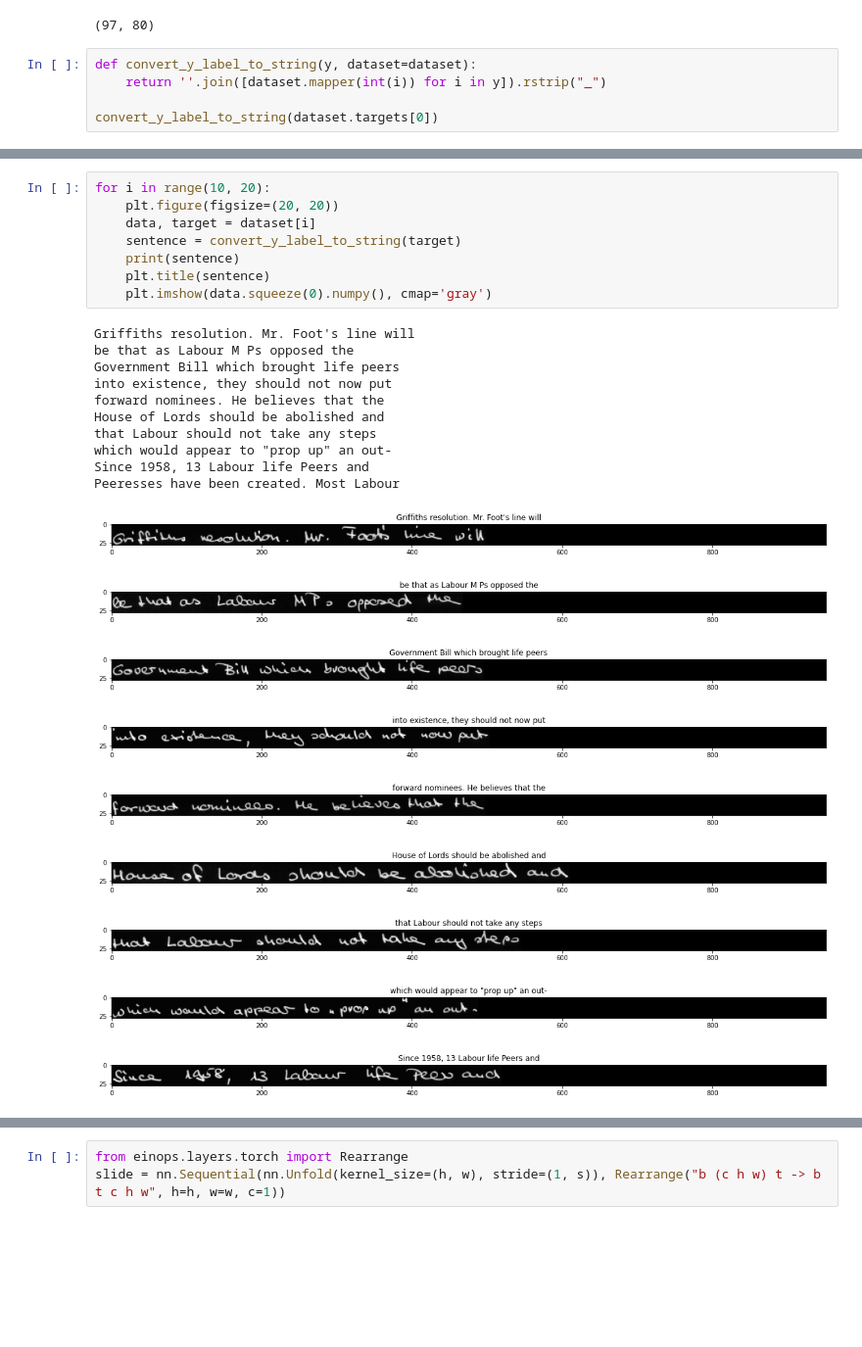
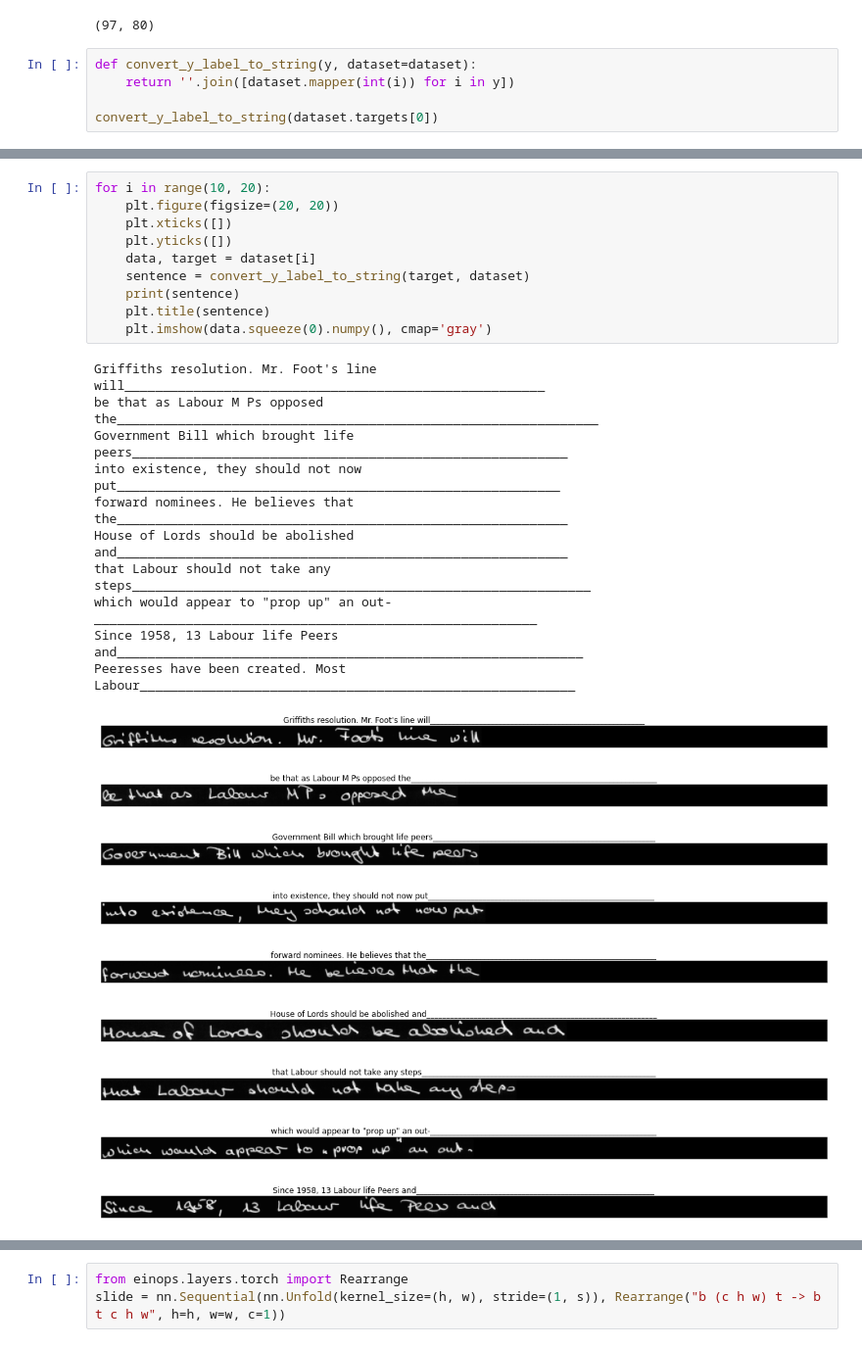
Before and after one commit to aktersnurra/text-recognizer, a Jupyter notebook: src/notebooks/04a-look-at-iam-lines.ipynb, the cells around one changed output, grey strips where cells are left out. Shown: that part at 98% size. Cells and saved outputs as stored; diff of their text form; blank space fills up the shorter version.

```diff
--- a/src/notebooks/04a-look-at-iam-lines.ipynb
+++ b/src/notebooks/04a-look-at-iam-lines.ipynb
@@ -30,7 +38,7 @@ dataset.output_shape
 (97, 80)
 # %%
 def convert_y_label_to_string(y, dataset=dataset):
-    return ''.join([dataset.mapper(int(i)) for i in y]).rstrip("_")
+    return ''.join([dataset.mapper(int(i)) for i in y])
 
 convert_y_label_to_string(dataset.targets[0])
 # %% [output]
@@ -38,28 +46,30 @@ convert_y_label_to_string(dataset.targets[0])
 # %%
 for i in range(10, 20):
     plt.figure(figsize=(20, 20))
+    plt.xticks([])
+    plt.yticks([])
     data, target = dataset[i]
-    sentence = convert_y_label_to_string(target)
+    sentence = convert_y_label_to_string(target, dataset)
     print(sentence)
     plt.title(sentence)
     plt.imshow(data.squeeze(0).numpy(), cmap='gray')
 # %% [output]
-Griffiths resolution. Mr. Foot's line will
-be that as Labour M Ps opposed the
-Government Bill which brought life peers
-into existence, they should not now put
-forward nominees. He believes that the
-House of Lords should be abolished and
-that Labour should not take any steps
-which would appear to "prop up" an out-
-Since 1958, 13 Labour life Peers and
-Peeresses have been created. Most Labour
+Griffiths resolution. Mr. Foot's line will_______________________________________________________
+be that as Labour M Ps opposed the_______________________________________________________________
+Government Bill which brought life peers_________________________________________________________
+into existence, they should not now put__________________________________________________________
+forward nominees. He believes that the___________________________________________________________
+House of Lords should be abolished and___________________________________________________________
+that Labour should not take any steps____________________________________________________________
+which would appear to "prop up" an out-__________________________________________________________
+Since 1958, 13 Labour life Peers and_____________________________________________________________
+Peeresses have been created. Most Labour_________________________________________________________
-[figure, old version]
+[figure, new version]
-[figure, old version]
+[figure, new version]
-[figure, old version]
+[figure, new version]
-[figure, old version]
+[figure, new version]
-[figure, old version]
+[figure, new version]
-[figure, old version]
+[figure, new version]
-[figure, old version]
+[figure, new version]
-[figure, old version]
+[figure, new version]
-[figure, old version]
+[figure, new version]
```
Also changed, not shown: parts of 32 cells of this notebook, 45 other files.
